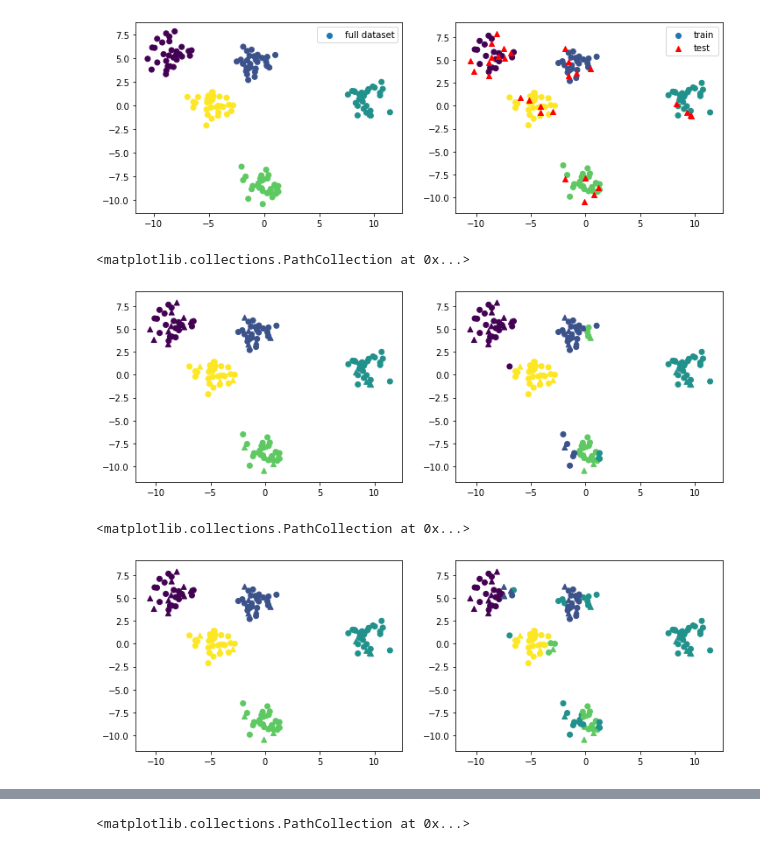
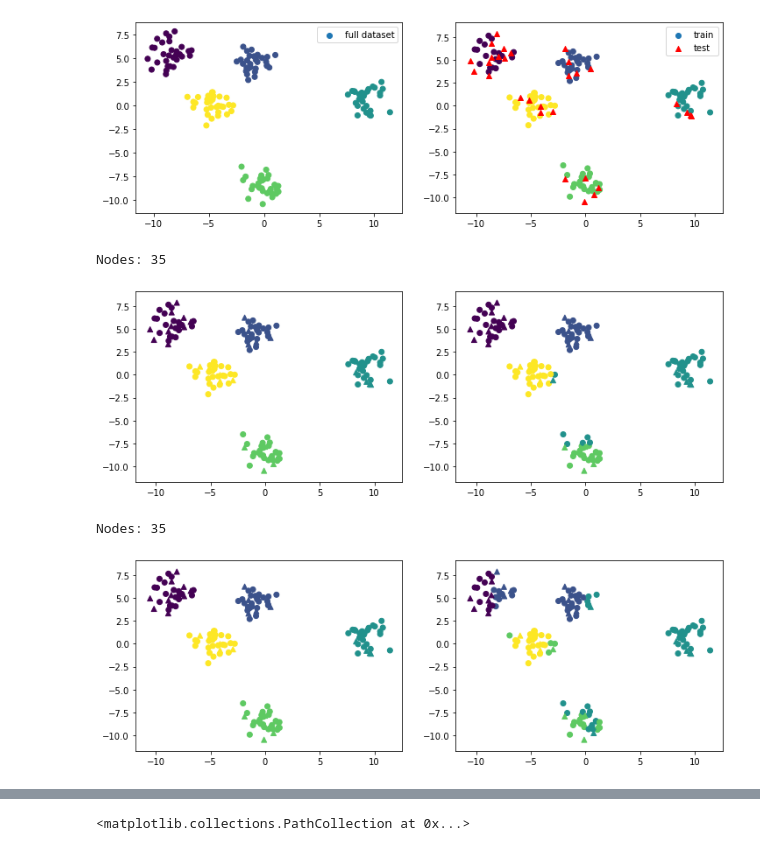
Before and after one commit to newmancu/ML_tests, a Jupyter notebook: ML/Trees/RandomForest.ipynb, the cells around one changed output, grey strips where cells are left out. Drawn from its saved outputs; the diff is of its cells as text; code cells hidden in the pictures.

```diff
--- a/ML/Trees/RandomForest.ipynb
+++ b/ML/Trees/RandomForest.ipynb
@@ -16,6 +16,7 @@ class Tree(object):
         self.cat_val = None
         self.left = None
         self.right = None
+        self.nodes = 0
 
     def set_left(self, l):
         self.left = l
@@ -73,7 +74,30 @@ class DecisionTreeClassification(torch.nn.Module):
             nl = Tree(node[0].depth + 1)
             nr = Tree(node[0].depth + 1)
             node[0].set_children(nl,nr)
+            self.tree.nodes += 1
             S = self.split(node[1], node[2], f_index, f_val)
+
+            if len(S[2]):
+                rec_list.append((nl, S[0], S[2]))
+
+            if len(S[3]):
+                rec_list.append((nr, S[1], S[3]))
+
+        return self.tree
+
+    def train_on_predicts(self, X, Y):
+        self.tree = Tree()
+        rec_list = [(self.tree, X, Y)]
+        while len(rec_list) and rec_list[0][0].depth <= self.max_depth:
+            node = rec_list.pop(0)
+            f_index, f_val = self.split_func(node[1], node[2])
+            node[0].set_w(f_val, f_index)
+            node[0].set_cat(self.propabilities(node[2]))
+            nl = Tree(node[0].depth + 1)
+            nr = Tree(node[0].depth + 1)
+            node[0].set_children(nl,nr)
+            S = self.split(node[1], node[2], f_index, f_val)
+            self.tree.nodes += 1
 
             if len(S[2]):
                 rec_list.append((nl, S[0], S[2]))
@@ -415,23 +477,30 @@ axes[1].legend()
 # %% [output]
 <matplotlib.legend.Legend at 0x...>
 [figure]
+# %%
+trees = 5
+max_depth = 2
+max_samples = 2
 # %%
-RF = RandomForest(tree_n=4, random_state=ri, max_depth=4, split='random_k', res_func='p_argmax')
+RF = RandomForest(tree_n=trees, random_state=ri, max_depth=max_depth,
+    split='random_k', res_func='p_argmax', max_samples=max_samples)
 RF.train(xtr, ytr)
 yp1 = RF.predict(xtr)
 yp2 = RF.predict(xte)
 fig, axes = plt.subplots(ncols=2, figsize=(12,4))
 
 axes[0].scatter(xtr[:,0], xtr[:,1], c=ytr, label='train')
 axes[0].scatter(xte[:,0], xte[:,1], c=yte, marker='^', label='test')
 
 axes[1].scatter(xtr[:,0], xtr[:,1], c=yp1, label='train')
 axes[1].scatter(xte[:,0], xte[:,1], c=yp2, marker='^', label='test')
+print(f"Nodes: {RF.nodes()}")
 # %% [output]
-<matplotlib.collections.PathCollection at 0x...>
+Nodes: 35
-[figure, old version]
+[figure, new version]
 # %%
-RF = RandomForest(tree_n=4, random_state=ri, max_depth=4, split='random_k', res_func='mean')
+RF = RandomForest(tree_n=trees, random_state=ri, max_depth=max_depth,
+    split='random_k', res_func='mean', max_samples=max_samples)
 RF.train(xtr, ytr)
 yp1 = RF.predict(xtr)
 yp2 = RF.predict(xte)
@@ -442,6 +511,7 @@ axes[0].scatter(xte[:,0], xte[:,1], c=yte, marker='^', label='test')
 
 axes[1].scatter(xtr[:,0], xtr[:,1], c=yp1, label='train')
 axes[1].scatter(xte[:,0], xte[:,1], c=yp2, marker='^', label='test')
+print(f"Nodes: {RF.nodes()}")
 # %% [output]
-<matplotlib.collections.PathCollection at 0x...>
+Nodes: 35
-[figure, old version]
+[figure, new version]
```
Also changed, not shown: parts of 8 cells of this notebook.
